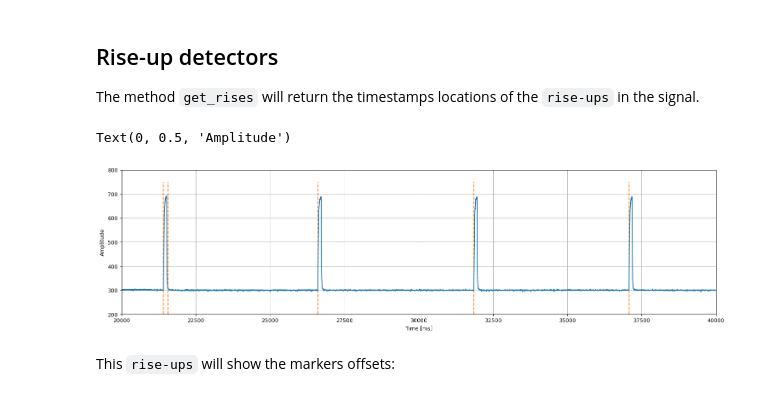
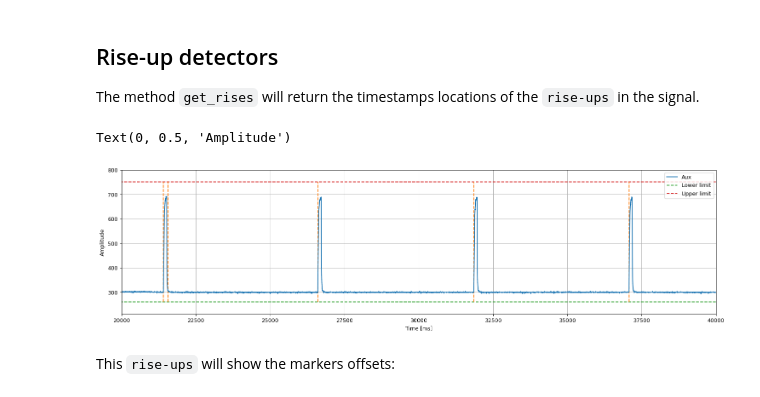
Before and after one commit to UN-GCPDS/openbci-stream, a Jupyter notebook: docs/source/notebooks/A5-markers_synchronization.ipynb, the cells around one changed output. Saved outputs shown, nothing was run; the diff lists cells and outputs as text; code cells hidden in the pictures.

```diff
--- a/docs/source/notebooks/A5-markers_synchronization.ipynb
+++ b/docs/source/notebooks/A5-markers_synchronization.ipynb
@@ -33,20 +31,25 @@ SHAPE: [16, 1527998]
 
 The method `get_rises` will return the timestamps locations of the `rise-ups` in the signal.
 # %%
-rises = reader.get_rises(aux[0], aux_timestamp[0], lower=200, upper=800)
+lower_val = 260
+upper_val = 750
+rises = reader.get_rises(aux[0], aux_timestamp[0], lower=lower_val, upper=upper_val)
 # %%
 plt.figure(figsize=(20, 5), dpi=90)
 plt.grid(True)
-plt.plot(aux_timestamp[0], aux[0], color='C0')
-plt.vlines(rises, 200, 750, color='C1', linestyle='--')
-plt.ylim(200, 800)
+plt.plot(aux_timestamp[0], aux[0], color='C0', label='Aux')
+plt.hlines(lower_val, 0, aux_timestamp[0][-1], color='C2', linestyle='--', label='Lower limit')
+plt.hlines(upper_val, 0, aux_timestamp[0][-1], color='C3', linestyle='--', label='Upper limit')
+plt.vlines(rises, lower_val, upper_val, color='C1', linestyle='--')
+plt.ylim(lower_val-50, upper_val+50)
 plt.xlim(20000, 40000)
+plt.legend()
 
 plt.xlabel('Time [ms]')
 plt.ylabel('Amplitude')
 # %% [output]
 Text(0, 0.5, 'Amplitude')
-[figure, old version]
+[figure, new version]
 # %% [markdown]
 This `rise-ups` will show the markers offsets:
 # %%
```
Also changed, not shown: parts of 1 cell of this notebook, 3 other files.
